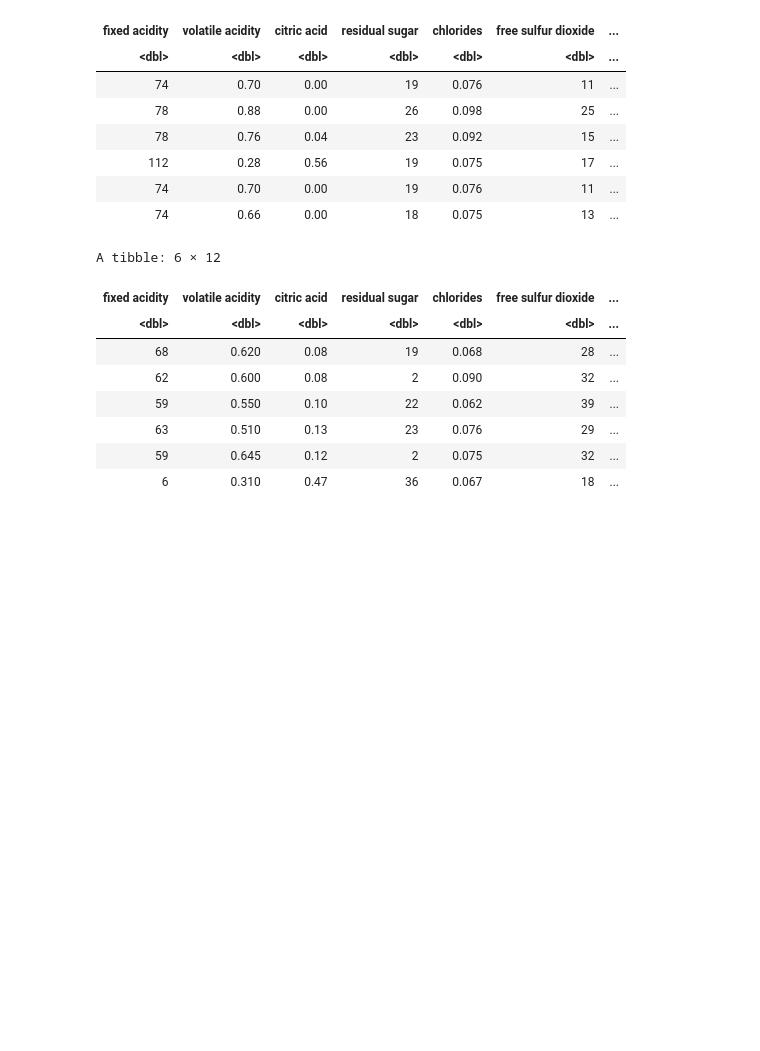
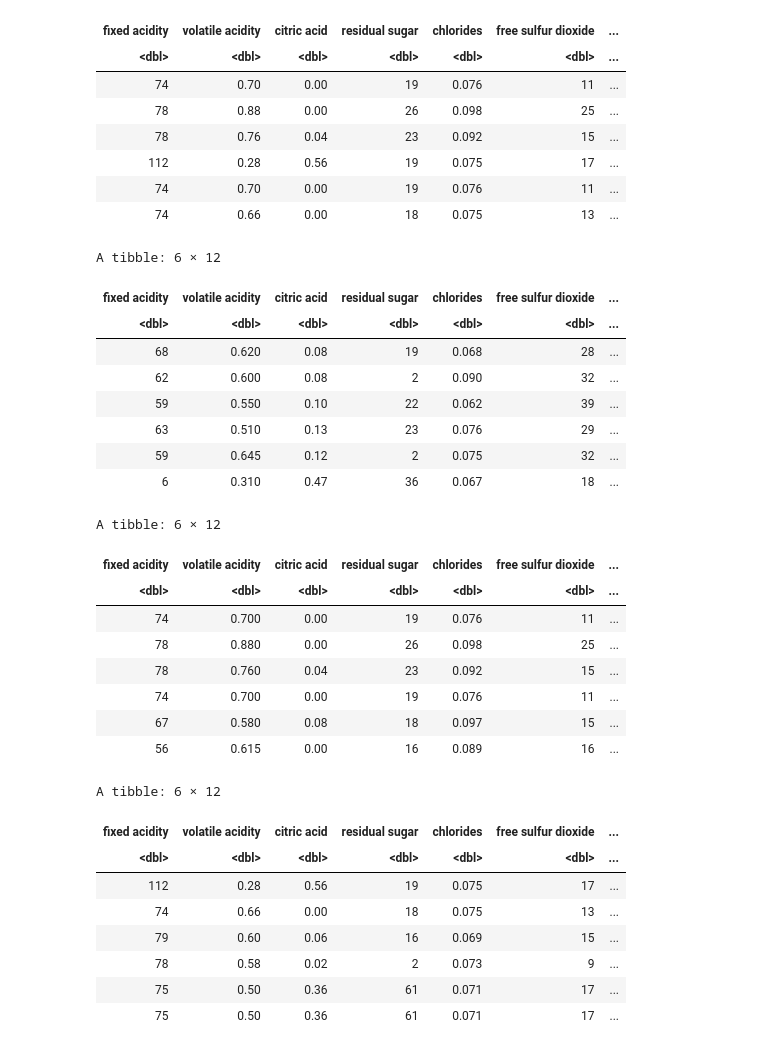
Before and after one commit to choialice707/DSCI-100-Group56-Proj, a Jupyter notebook: group_project_report.ipynb, the cells around one changed output. Cells and saved outputs as stored; diff of their text form; code cells hidden in the pictures; blank space fills up the shorter version.

```diff
--- a/group_project_report.ipynb
+++ b/group_project_report.ipynb
@@ -89,3 +94,31 @@ A tibble: 6 × 12
 | 63 | 0.510 | 0.13 | 23 | 0.076 | 29 | ... |
 | 59 | 0.645 | 0.12 | 2 | 0.075 | 32 | ... |
 | 6 | 0.310 | 0.47 | 36 | 0.067 | 18 | ... |
+# %%
+set.seed(1234)
+
+wine_split <- initial_split(wine_data, prop = 0.75 , strata = quality)
+wine_train <- training(wine_split)
+wine_test <- testing(wine_split)
+
+head(wine_train)
+head(wine_test)
+# %% [output]
+A tibble: 6 × 12
+| fixed acidity | volatile acidity | citric acid | residual sugar | chlorides | free sulfur dioxide | ... |
+| <dbl> | <dbl> | <dbl> | <dbl> | <dbl> | <dbl> | ... |
+| 74 | 0.700 | 0.00 | 19 | 0.076 | 11 | ... |
+| 78 | 0.880 | 0.00 | 26 | 0.098 | 25 | ... |
+| 78 | 0.760 | 0.04 | 23 | 0.092 | 15 | ... |
+| 74 | 0.700 | 0.00 | 19 | 0.076 | 11 | ... |
+| 67 | 0.580 | 0.08 | 18 | 0.097 | 15 | ... |
+| 56 | 0.615 | 0.00 | 16 | 0.089 | 16 | ... |
+A tibble: 6 × 12
+| fixed acidity | volatile acidity | citric acid | residual sugar | chlorides | free sulfur dioxide | ... |
+| <dbl> | <dbl> | <dbl> | <dbl> | <dbl> | <dbl> | ... |
+| 112 | 0.28 | 0.56 | 19 | 0.075 | 17 | ... |
+| 74 | 0.66 | 0.00 | 18 | 0.075 | 13 | ... |
+| 79 | 0.60 | 0.06 | 16 | 0.069 | 15 | ... |
+| 78 | 0.58 | 0.02 | 2 | 0.073 | 9 | ... |
+| 75 | 0.50 | 0.36 | 61 | 0.071 | 17 | ... |
+| 75 | 0.50 | 0.36 | 61 | 0.071 | 17 | ... |
```
Also changed, not shown: parts of 11 cells of this notebook.
